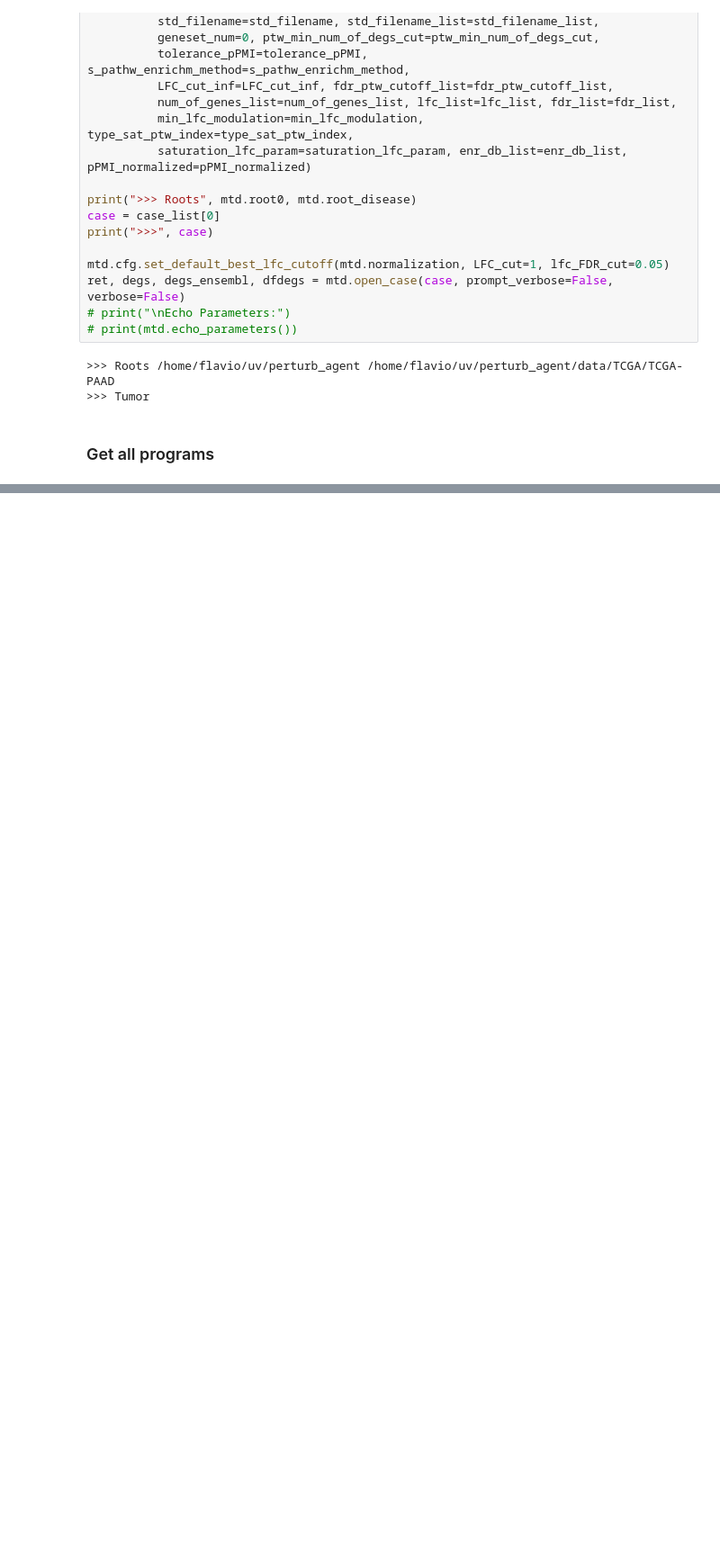
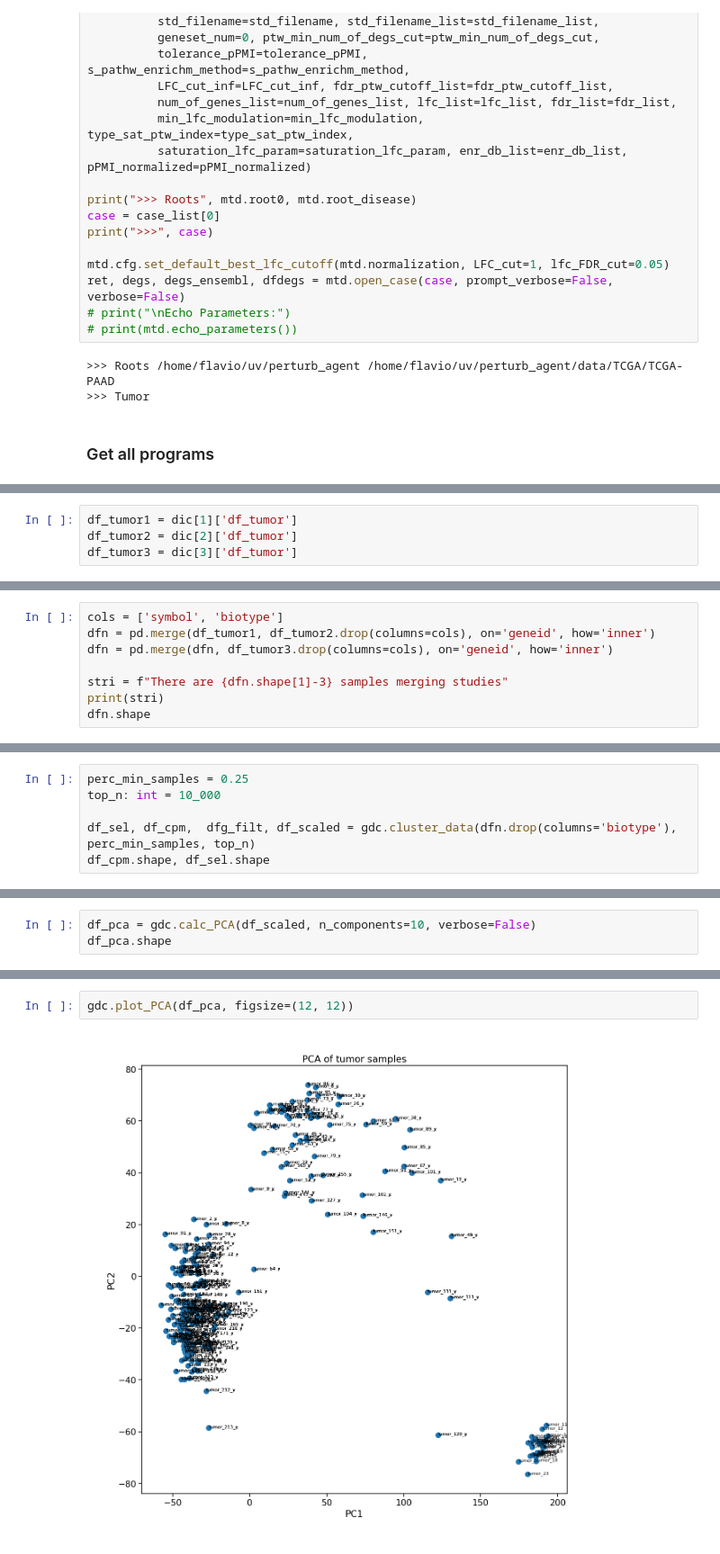
Before and after one commit to flalix/perturb_agent, a Jupyter notebook: notebooks/mtp_TCGA_53_PSI_all_PAADs_Expression.ipynb, the cells around one changed output, grey strips where cells are left out. Shown at 90% size. Cells and saved outputs as stored; diff of their text form; blank space fills up the shorter version.

```diff
--- a/notebooks/mtp_TCGA_53_PSI_all_PAADs_Expression.ipynb
+++ b/notebooks/mtp_TCGA_53_PSI_all_PAADs_Expression.ipynb
@@ -252,0 +304,4 @@ for key, df in dic_tumor.items():
+# %%
+df_tumor1 = dic[1]['df_tumor']
+df_tumor2 = dic[2]['df_tumor']
+df_tumor3 = dic[3]['df_tumor']
@@ -252,0 +332,8 @@ for key, df in dic_tumor.items():
+# %%
+cols = ['symbol', 'biotype']
+dfn = pd.merge(df_tumor1, df_tumor2.drop(columns=cols), on='geneid', how='inner')
+dfn = pd.merge(dfn, df_tumor3.drop(columns=cols), on='geneid', how='inner')
+
+stri = f"There are {dfn.shape[1]-3} samples merging studies"
+print(stri)
+dfn.shape
@@ -252,0 +351,6 @@ for key, df in dic_tumor.items():
+# %%
+perc_min_samples = 0.25
+top_n: int = 10_000
+
+df_sel, df_cpm,  dfg_filt, df_scaled = gdc.cluster_data(dfn.drop(columns='biotype'), perc_min_samples, top_n)
+df_cpm.shape, df_sel.shape
@@ -252,0 +372,3 @@ for key, df in dic_tumor.items():
+# %%
+df_pca = gdc.calc_PCA(df_scaled, n_components=10, verbose=False)
+df_pca.shape
@@ -252,0 +416,4 @@ for key, df in dic_tumor.items():
+# %%
+gdc.plot_PCA(df_pca, figsize=(12, 12))
+# %% [output]
+[figure, added]
```
Also changed, not shown: parts of 39 cells of this notebook, 2 other files.
